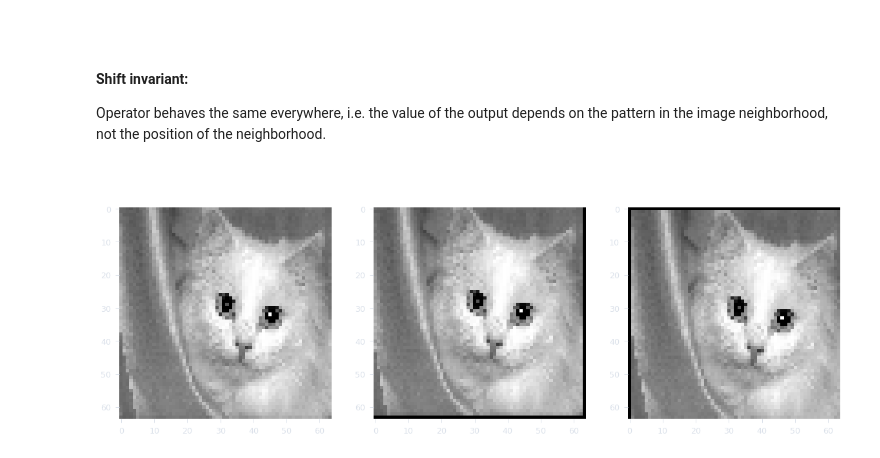
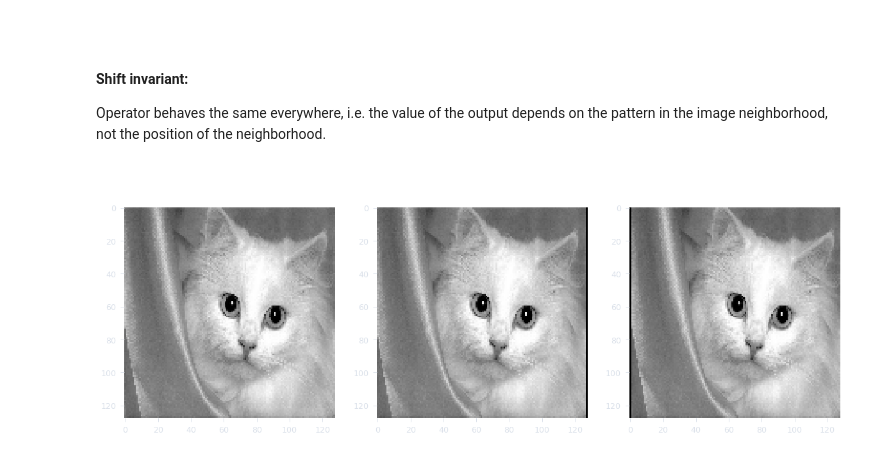
Before and after one commit to osmanmesutozcan/notebook, a Jupyter notebook: computer_vision/linearity_and_convolution.ipynb, the cells around one changed output. Drawn from its saved outputs; the diff is of its cells as text; code cells hidden in the pictures.

```diff
--- a/computer_vision/linearity_and_convolution.ipynb
+++ b/computer_vision/linearity_and_convolution.ipynb
@@ -42,28 +38,28 @@ neighborhood, not the position of the neighborhood.
 
 <br></br>
 # %%
-im = scipy.misc.imread('data/cat.jpg', 'L')
-dimension = 64, 64
-im = cv2.resize(im, dimension, interpolation = cv2.INTER_CUBIC)
+orig_im = scipy.misc.imread('data/cat.jpg', 'L')
+dimensions = 128, 128
+im = cv2.resize(orig_im, dimensions, interpolation=cv2.INTER_CUBIC)
 
 fig, ax = plt.subplots(1, 3, figsize=(20, 10))
 
 # impulse kernel --
 kernel = np.array([
     [0, 0, 0],
     [0, 1, 0],
     [0, 0, 0]
 ])
-ax[0].imshow(im, 'gray')
+ax[0].imshow(scipy.ndimage.correlate(im, kernel, mode='constant'), 'gray')
 
 kernel = np.array([
     [0, 0, 0],
-    [0, 0, 0],
-    [0, 0, 5]
+    [0, 0, 20],
+    [0, 0, 0]
 ])
 ax[1].imshow(scipy.ndimage.correlate(im, kernel, mode='constant'), 'gray')
 ax[2].imshow(scipy.ndimage.convolve(im, kernel, mode='constant'), 'gray')
 
 plt.show()
 # %% [output]
-[figure, old version]
+[figure, new version]
```
Also changed, not shown: parts of 2 cells of this notebook, 3 other files.
